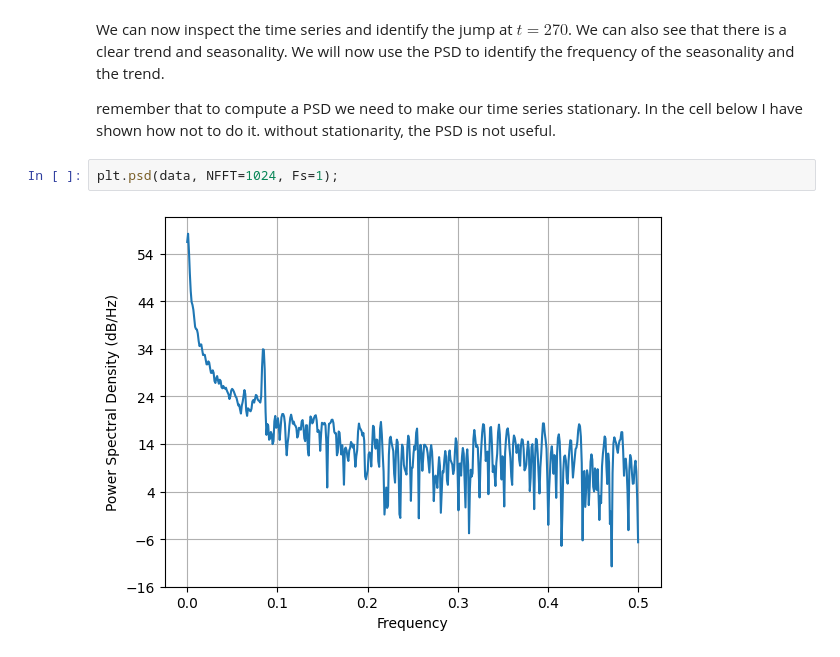
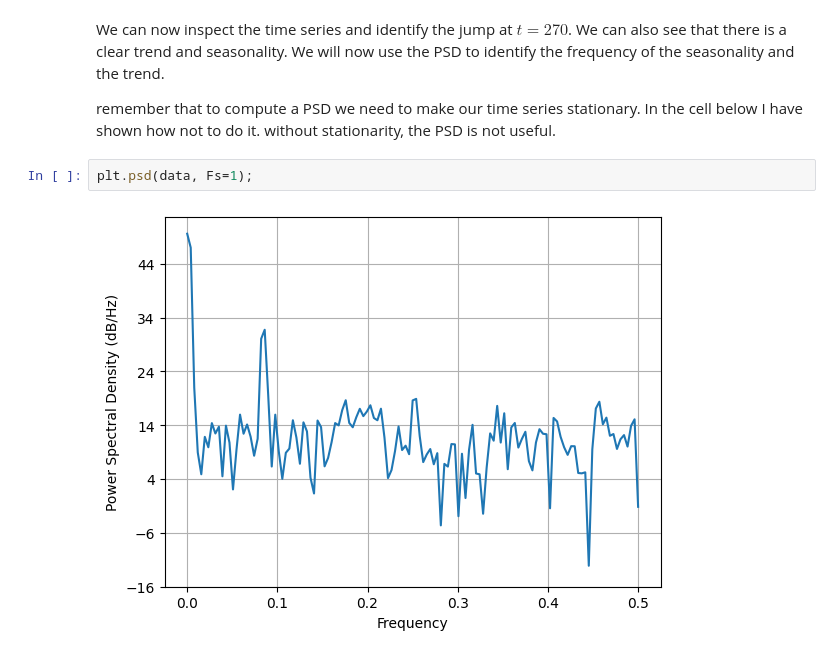
Before and after one commit to BerendBouvy/my-first-book, a Jupyter notebook: book/time_series/fit_BLUE.ipynb, the cells around one changed output. Cells and saved outputs as stored; diff of their text form.

```diff
--- a/book/time_series/fit_BLUE.ipynb
+++ b/book/time_series/fit_BLUE.ipynb
@@ -25,9 +25,9 @@ We can now inspect the time series and identify the jump at $t=270$. We can also
 
 remember that to compute a PSD we need to make our time series stationary. In the cell below I have shown how not to do it. without stationarity, the PSD is not useful.
 # %%
-plt.psd(data, NFFT=1024, Fs=1);
+plt.psd(data, Fs=1);
 # %% [output]
-[figure, old version]
+[figure, new version]
 # %% [markdown]
 Since we already now there is a linear trend and a jump we can remove them from the time series. We can do this by fitting a linear model to the time series and subtracting it. The resulting residuals will be stationary and we can compute the PSD.
 
```
Also changed, not shown: parts of 3 cells of this notebook, 11 other files.
